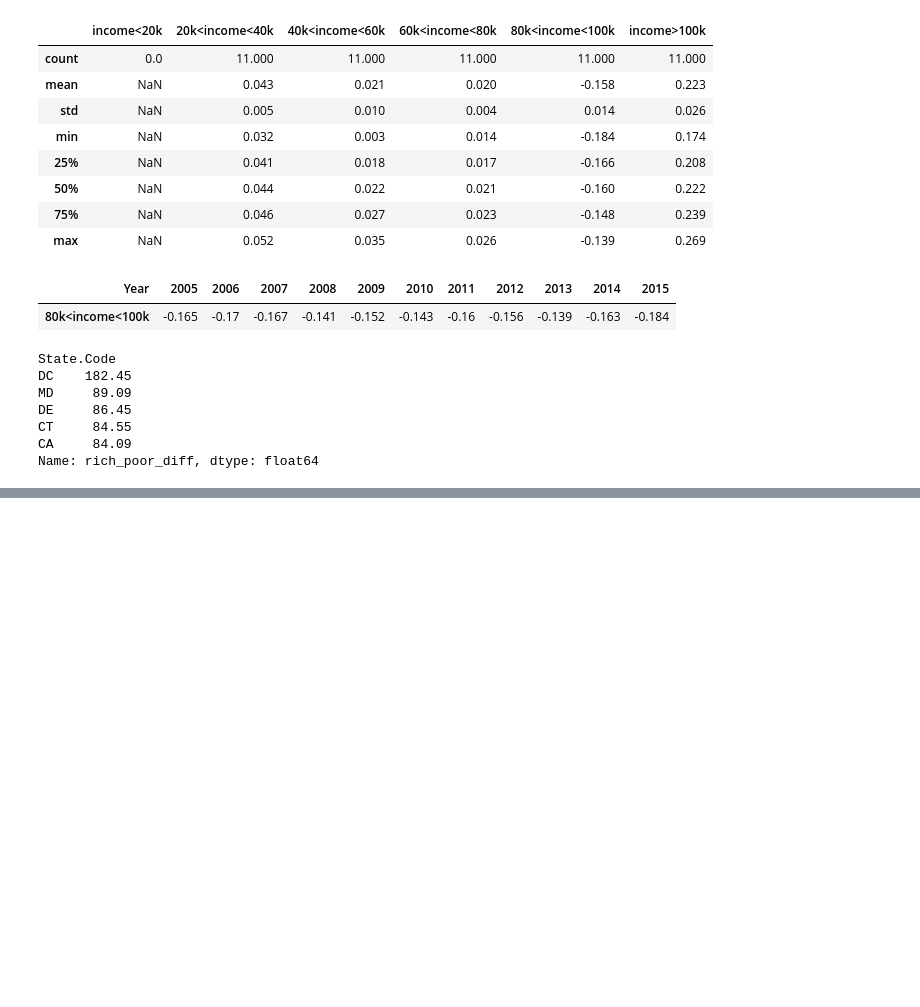
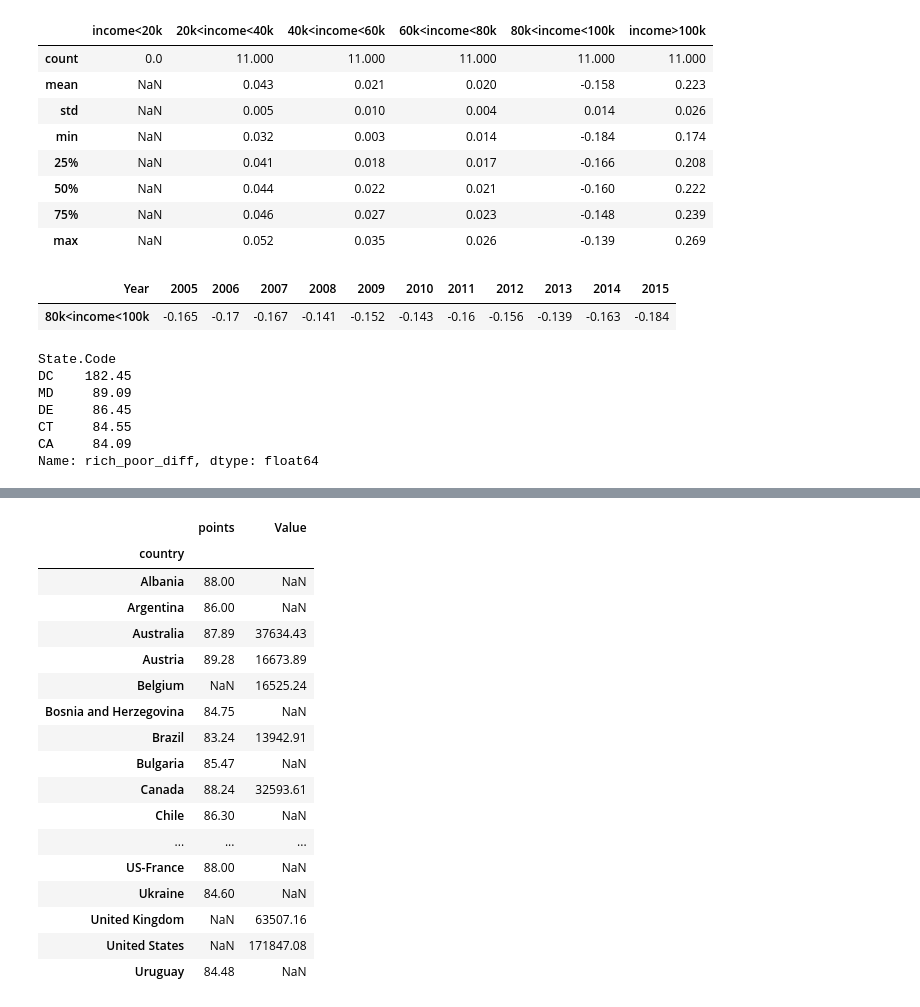
Before and after one commit to valatwork/excel-with-python-and-r, a Jupyter notebook: project/011P-workout-7.ipynb, the cells around one changed output, grey strips where cells are left out. Saved outputs shown, nothing was run; the diff lists cells and outputs as text; code cells hidden in the pictures; blank space fills up the shorter version.

```diff
--- a/project/011P-workout-7.ipynb
+++ b/project/011P-workout-7.ipynb
@@ -421,0 +711,12 @@ Name: rich_poor_diff, dtype: float64
+# %%
+oecd_df = pd.read_csv('./data/oecd_locations.csv',
+                      header=None,
+                      names=['abbrev', 'country'])
+
+oecd_tourism_df = pd.read_csv('./data/oecd_tourism.csv',
+                              usecols=[0, 5,6],
+                              header=0,
+                              names=['abbrev', 'TIME', 'Value'])
+
+wine_df = pd.read_csv('./data/winemag-150k-reviews.csv',
+                      usecols=['country', 'points'])
@@ -421,0 +725,6 @@ Name: rich_poor_diff, dtype: float64
+# %%
+tourism_spending = (oecd_df
+                    .merge(oecd_tourism_df, on='abbrev')
+                    .groupby('country')['Value'].mean().round(2)
+                   )
+print(tourism_spending)
@@ -421,0 +750,7 @@ Name: rich_poor_diff, dtype: float64
+# %%
+country_points = (
+    wine_df
+    .groupby('country')['points'].mean().round(2)
+)
+
+print(country_points)
@@ -421,0 +793,24 @@ Name: rich_poor_diff, dtype: float64
+# %%
+(
+    country_points.to_frame()
+    .merge(tourism_spending, on='country', how='outer')
+)
+# %% [output]
+|  | points | Value |
+| country |  |  |
+| Albania | 88.00 | NaN |
+| Argentina | 86.00 | NaN |
+| Australia | 87.89 | 37634.43 |
+| Austria | 89.28 | 16673.89 |
+| Belgium | NaN | 16525.24 |
+| Bosnia and Herzegovina | 84.75 | NaN |
+| Brazil | 83.24 | 13942.91 |
+| Bulgaria | 85.47 | NaN |
+| Canada | 88.24 | 32593.61 |
+| Chile | 86.30 | NaN |
+| ... | ... | ... |
+| US-France | 88.00 | NaN |
+| Ukraine | 84.60 | NaN |
+| United Kingdom | NaN | 63507.16 |
+| United States | NaN | 171847.08 |
+| Uruguay | 84.48 | NaN |
```
Also changed, not shown: parts of 34 cells of this notebook.
